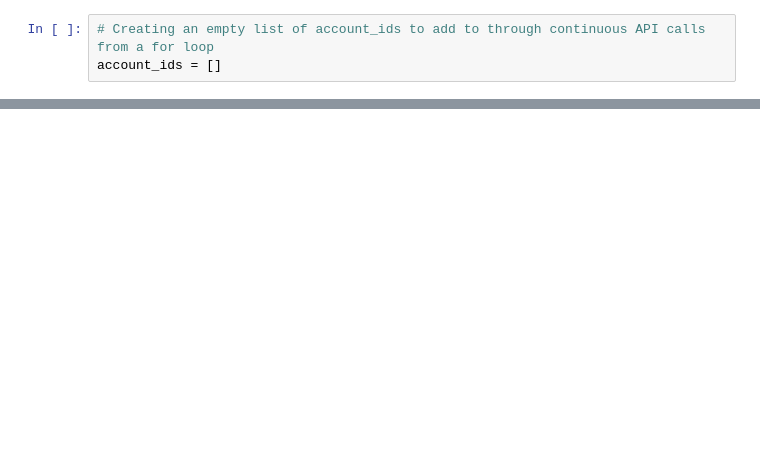
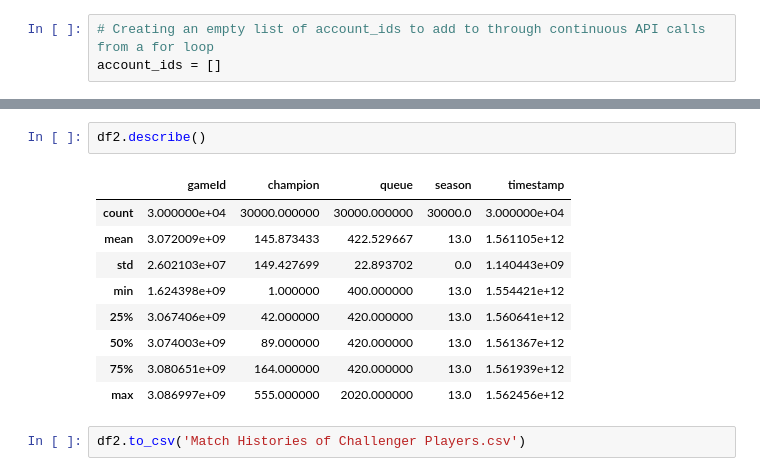
Before and after one commit to hiowatah/Analysis-of-Qiyana-LoL, a Jupyter notebook: API Call/API Call.ipynb, the cells around one changed output, grey strips where cells are left out. Drawn from its saved outputs; the diff is of its cells as text; blank space fills up the shorter version.

```diff
--- a/API Call/API Call.ipynb
+++ b/API Call/API Call.ipynb
@@ -81,0 +158,14 @@ for summoners in summoner_ids:
+# %%
+df2.describe()
+# %% [output]
+|  | gameId | champion | queue | season | timestamp |
+| count | 3.000000e+04 | 30000.000000 | 30000.000000 | 30000.0 | 3.000000e+04 |
+| mean | 3.072009e+09 | 145.873433 | 422.529667 | 13.0 | 1.561105e+12 |
+| std | 2.602103e+07 | 149.427699 | 22.893702 | 0.0 | 1.140443e+09 |
+| min | 1.624398e+09 | 1.000000 | 400.000000 | 13.0 | 1.554421e+12 |
+| 25% | 3.067406e+09 | 42.000000 | 420.000000 | 13.0 | 1.560641e+12 |
+| 50% | 3.074003e+09 | 89.000000 | 420.000000 | 13.0 | 1.561367e+12 |
+| 75% | 3.080651e+09 | 164.000000 | 420.000000 | 13.0 | 1.561939e+12 |
+| max | 3.086997e+09 | 555.000000 | 2020.000000 | 13.0 | 1.562456e+12 |
+# %%
+df2.to_csv('Match Histories of Challenger Players.csv')
```
Also changed, not shown: parts of 16 cells of this notebook, 1 other file.
